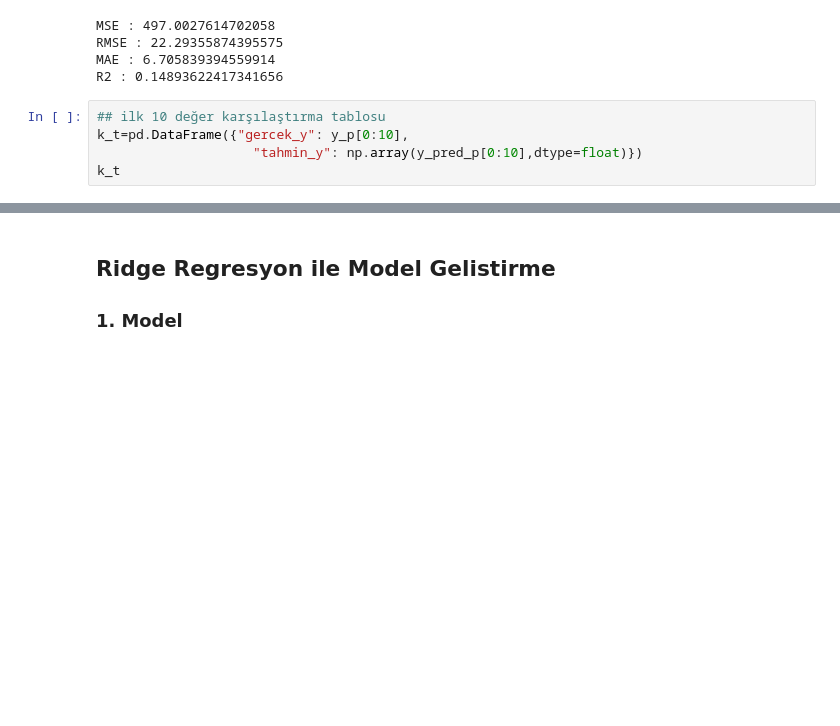
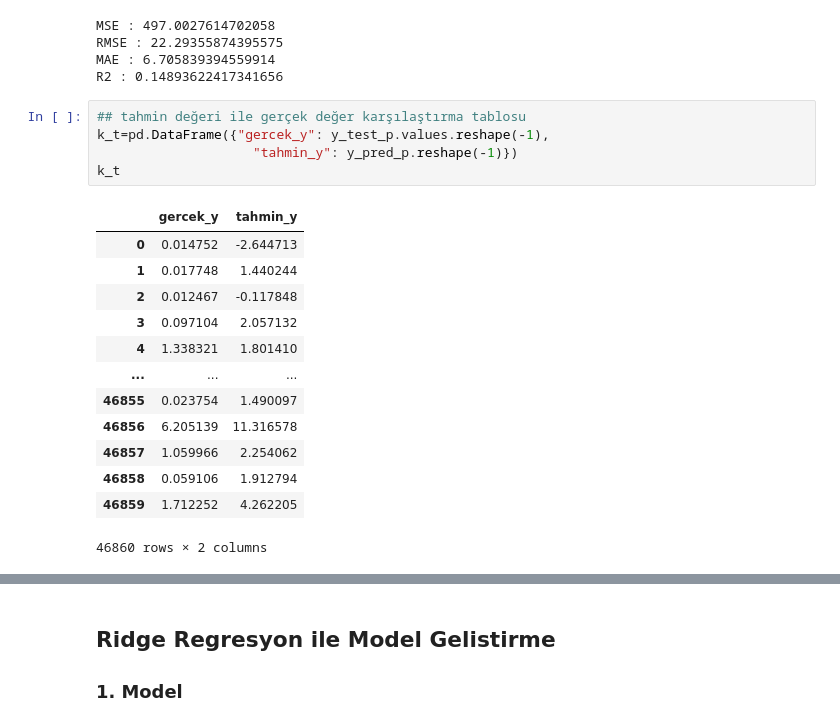
Before and after one commit to sdrttnclskn/tez-calismasi, a Jupyter notebook: tez_uygulama/model.ipynb, the cells around one changed output, grey strips where cells are left out. Drawn from its saved outputs; the diff is of its cells as text; blank space fills up the shorter version.

```diff
--- a/tez_uygulama/model.ipynb
+++ b/tez_uygulama/model.ipynb
@@ -199,8 +199,22 @@ RMSE : 22.29355874395575
 MAE : 6.705839394559914
 R2 : 0.14893622417341656
 # %%
-## ilk 10 değer karşılaştırma tablosu
-k_t=pd.DataFrame({"gercek_y": y_p[0:10],
-                    "tahmin_y": np.array(y_pred_p[0:10],dtype=float)})
+## tahmin değeri ile gerçek değer karşılaştırma tablosu
+k_t=pd.DataFrame({"gercek_y": y_test_p.values.reshape(-1),
+                    "tahmin_y": y_pred_p.reshape(-1)})
 k_t
+# %% [output]
+|  | gercek_y | tahmin_y |
+| 0 | 0.014752 | -2.644713 |
+| 1 | 0.017748 | 1.440244 |
+| 2 | 0.012467 | -0.117848 |
+| 3 | 0.097104 | 2.057132 |
+| 4 | 1.338321 | 1.801410 |
+| ... | ... | ... |
+| 46855 | 0.023754 | 1.490097 |
+| 46856 | 6.205139 | 11.316578 |
+| 46857 | 1.059966 | 2.254062 |
+| 46858 | 0.059106 | 1.912794 |
+| 46859 | 1.712252 | 4.262205 |
+46860 rows × 2 columns
 # %%
```
Also changed, not shown: parts of 13 cells of this notebook, 1 other file.
